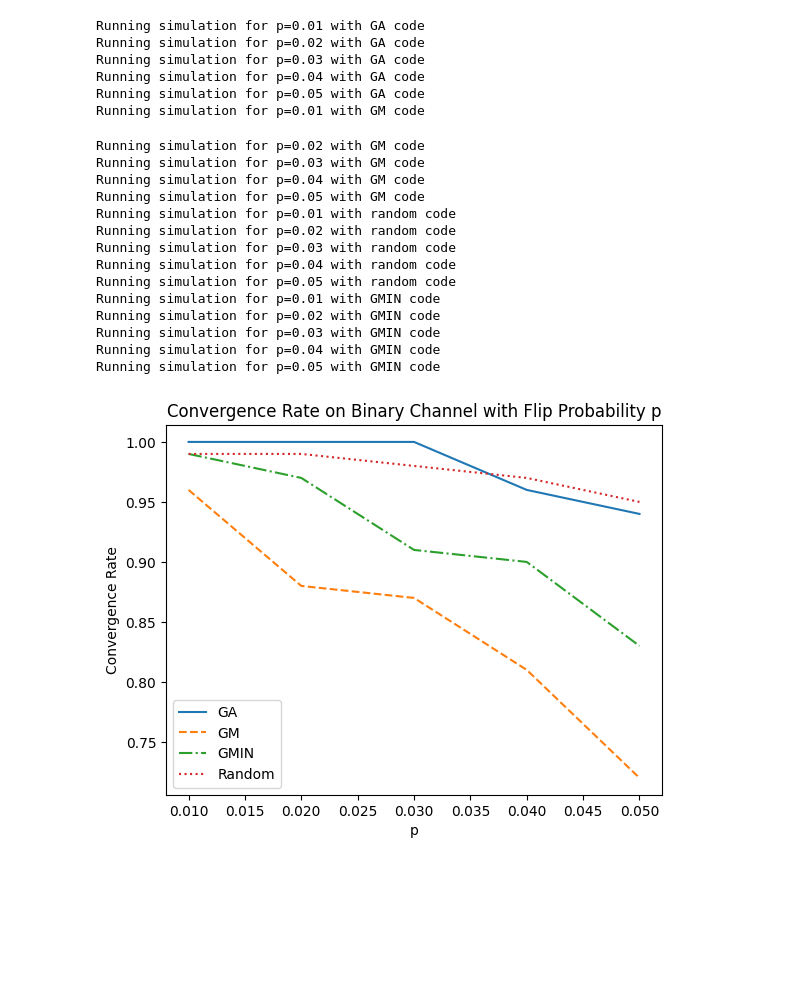
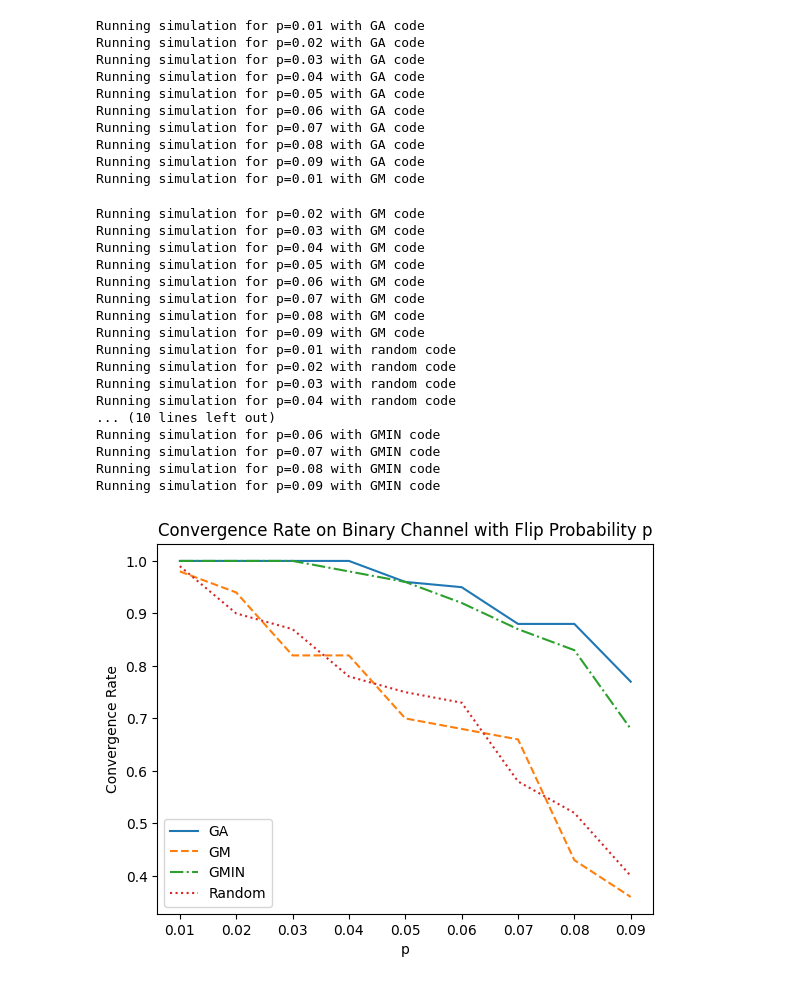
Before and after one commit to malteweber/ldpc, a Jupyter notebook: simulation.ipynb, the cells around one changed output. Saved outputs shown, nothing was run; the diff lists cells and outputs as text; code cells hidden in the pictures; blank space fills up the shorter version.

```diff
--- a/simulation.ipynb
+++ b/simulation.ipynb
@@ -11,8 +11,8 @@ from ldpc import LDPC
 n = 400
 w_r = 3
 w_c = 2
-p_values = [i/100 for i in range(1, 6)]
-snr_values = [*range(7, 10)]
+p_values = [i/100 for i in range(1, 10)]
+snr_values = [*range(1, 10)]
 num_samples = 100
 num_iterations = 50
 nr_of_matrices = 500
@@ -169,38 +166,46 @@ Running simulation for p=0.02 with GA code
 Running simulation for p=0.03 with GA code
 Running simulation for p=0.04 with GA code
 Running simulation for p=0.05 with GA code
+Running simulation for p=0.06 with GA code
+Running simulation for p=0.07 with GA code
+Running simulation for p=0.08 with GA code
+Running simulation for p=0.09 with GA code
 Running simulation for p=0.01 with GM code
 Running simulation for p=0.02 with GM code
 Running simulation for p=0.03 with GM code
 Running simulation for p=0.04 with GM code
 Running simulation for p=0.05 with GM code
+Running simulation for p=0.06 with GM code
+Running simulation for p=0.07 with GM code
+Running simulation for p=0.08 with GM code
+Running simulation for p=0.09 with GM code
 Running simulation for p=0.01 with random code
 Running simulation for p=0.02 with random code
 Running simulation for p=0.03 with random code
 Running simulation for p=0.04 with random code
-Running simulation for p=0.05 with random code
-Running simulation for p=0.01 with GMIN code
-Running simulation for p=0.02 with GMIN code
-Running simulation for p=0.03 with GMIN code
-Running simulation for p=0.04 with GMIN code
-Running simulation for p=0.05 with GMIN code
+... (10 lines left out)
+Running simulation for p=0.06 with GMIN code
+Running simulation for p=0.07 with GMIN code
+Running simulation for p=0.08 with GMIN code
+Running simulation for p=0.09 with GMIN code
 # %%
 # plot the convergence rates
 # use something other than colors to distinguish the lines
 import matplotlib.pyplot as plt
 line_styles = ['-', '--', '-.', ':']
 
 plt.plot(p_values, convergence_rates_ga, label='GA', linestyle=line_styles[0])
 plt.plot(p_values, convergence_rates_gal, label='GM', linestyle=line_styles[1])
 plt.plot(p_values, convergence_rates_gmin, label='GMIN', linestyle=line_styles[2])
 plt.plot(p_values, convergence_rates_random, label='Random', linestyle=line_styles[3])
 plt.xlabel('p')
-plt.ylabel('Convergence Rate')
-plt.title('Convergence Rate on Binary Channel with Flip Probability p')
+plt.ylabel('Rate der erfolgreichen Dekodierungen')
+plt.title('Rate der erfolgreichen Dekodierungen auf dem binären symmetrischen Kanal mit Flip-Wahrscheinlichkeit p')
 plt.legend()
-plt.show()
+#plt.show()
+plt.savefig('convergence_rate_binary.png')
 # %% [output]
-[figure, old version]
+[figure, new version]
 # %%
 # plot the bit error rates
 line_styles = ['-', '--', '-.', ':']
```
Also changed, not shown: parts of 8 cells of this notebook, 1 other file.
